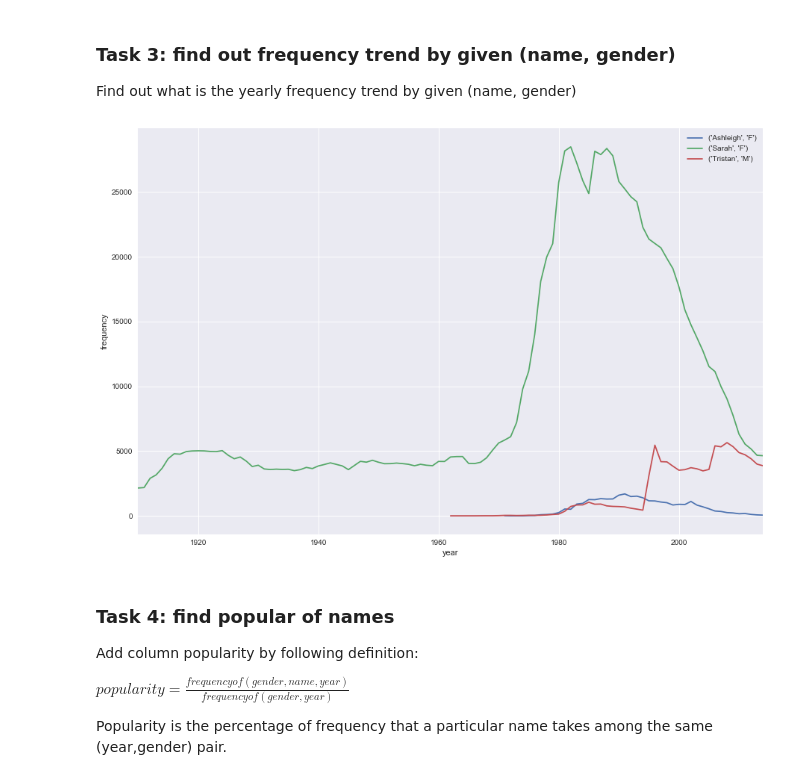
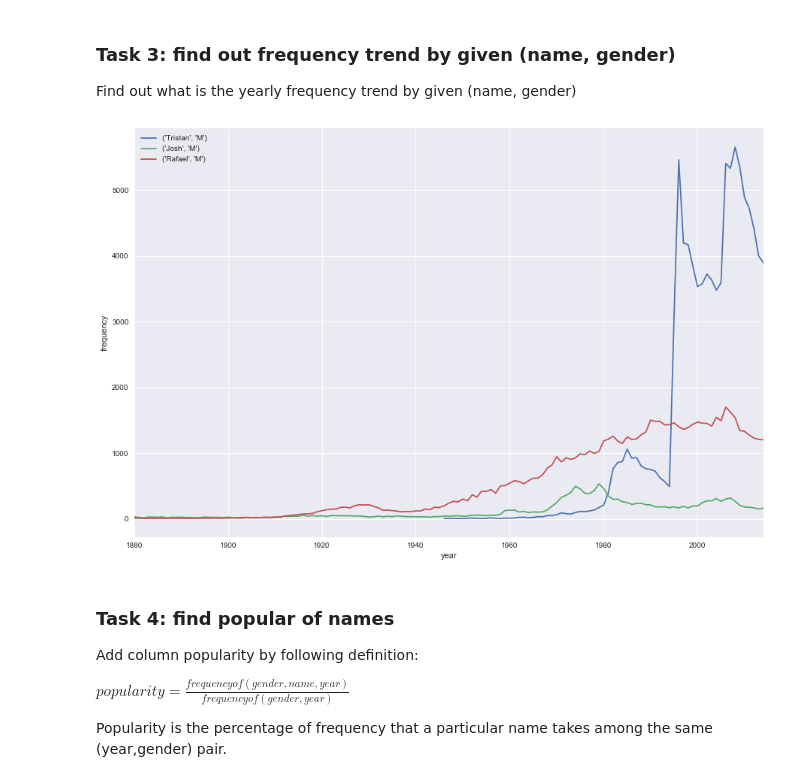
Before and after one commit to tianyu-tristan/babynames, a Jupyter notebook: src/EDA.ipynb, the cells around one changed output. Drawn from its saved outputs; the diff is of its cells as text; code cells hidden in the pictures.

```diff
--- a/src/EDA.ipynb
+++ b/src/EDA.ipynb
@@ -14,6 +17,6 @@ sns.set()
 # %% [markdown]
 ## Load Data
 # %%
-raw_national = pd.read_csv("../data/StateNames.csv")
+raw_national = pd.read_csv("../data/NationalNames.csv")
 raw_national.shape
 # %% [output]
@@ -167,13 +174,13 @@ get_frequent_name_billboard().head()
 # print the most popular name (name with highest avg yearly frequency across history data)
 
 N = 5
-since=1910
+since=1880
 
 frequent_name_billboard = get_frequent_name_billboard(since=since)
-
+year_frequency = name_year_count.groupby(['name','gender','year']).frequency.sum()
 for i in range(N):
     # we need this evil for loop, otherwise dropna() is dropping the whole column
-    year_name_crosstab[frequent_name_billboard.index[i]].dropna().plot(kind='line');
+    year_frequency[frequent_name_billboard.index[i]].dropna().plot(kind='line');
 plt.legend(frequent_name_billboard.index[:N])
 plt.title(f"Top {N} Frequent Names (highest yearly frequency since {since})");
 plt.xlabel("year");
@@ -185,18 +192,19 @@ plt.ylabel("frequency");
 
 Find out what is the yearly frequency trend by given (name, gender)
 # %%
-def print_name_frequency_trend(names,since=1910,figsize=(15,10)):
+def print_name_frequency_trend(names,since=1880,figsize=(15,10)):
     """ Given a list of names, plot name yearly frequency trend"""
     plt.figure()
     plt.xlabel("year")
     plt.ylabel("frequency")
+    year_frequency = name_year_count[name_year_count.year>=since].groupby(['name','gender','year']).frequency.sum()
     for name in names:
-        year_name_crosstab.loc[since:][name].dropna().plot(kind='line',figsize=figsize);
+        year_frequency[name].plot(kind='line',figsize=figsize);
     plt.legend(names)
 
-print_name_frequency_trend([('Ashleigh','F'),('Sarah','F'),('Tristan','M')],since=1910)
+print_name_frequency_trend([('Tristan','M'),('Josh','M'),('Rafael','M')],since=1880)
 # %% [output]
-[figure, old version]
+[figure, new version]
 # %% [markdown]
 ### Task 4: find popular of names
 
```
Also changed, not shown: parts of 59 cells of this notebook.
